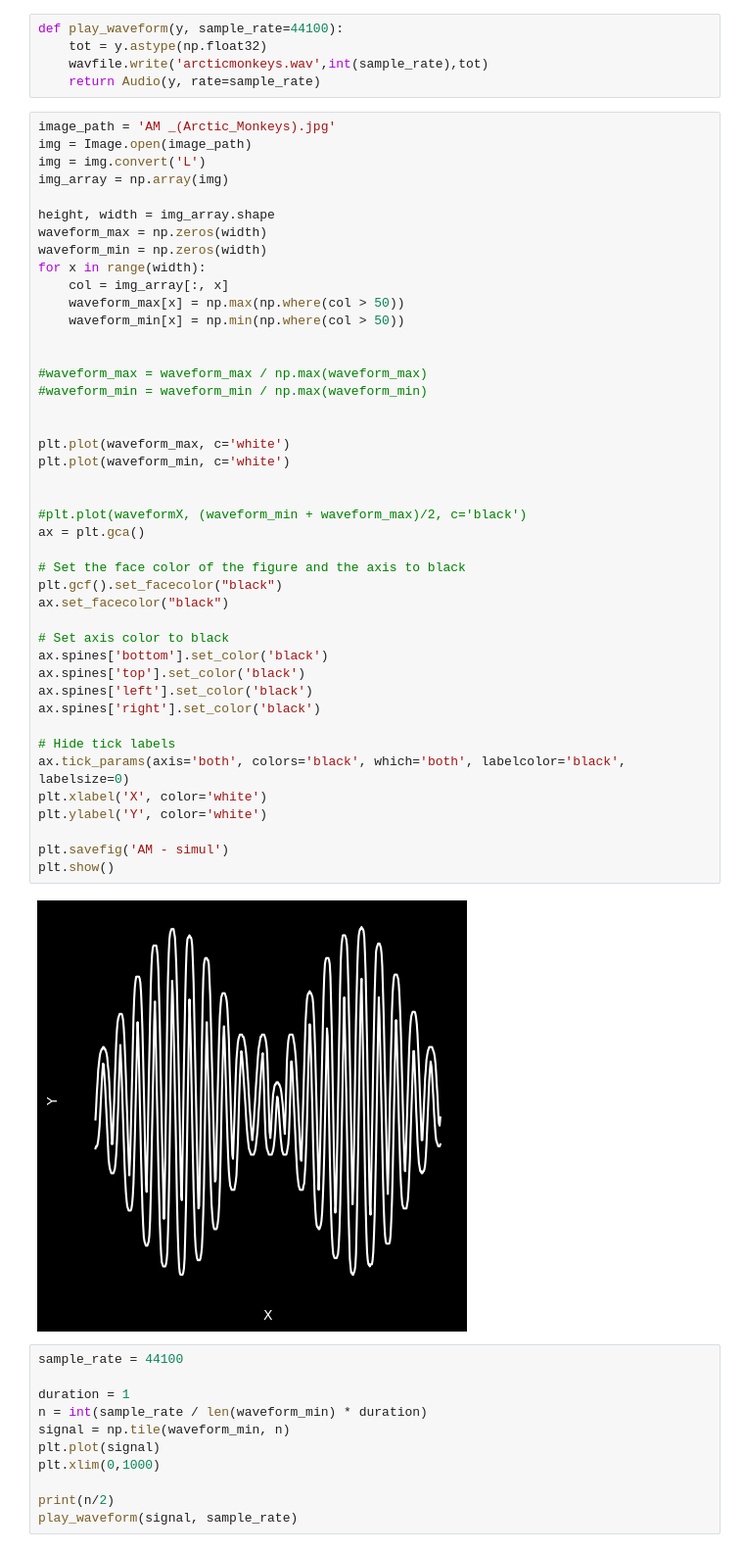
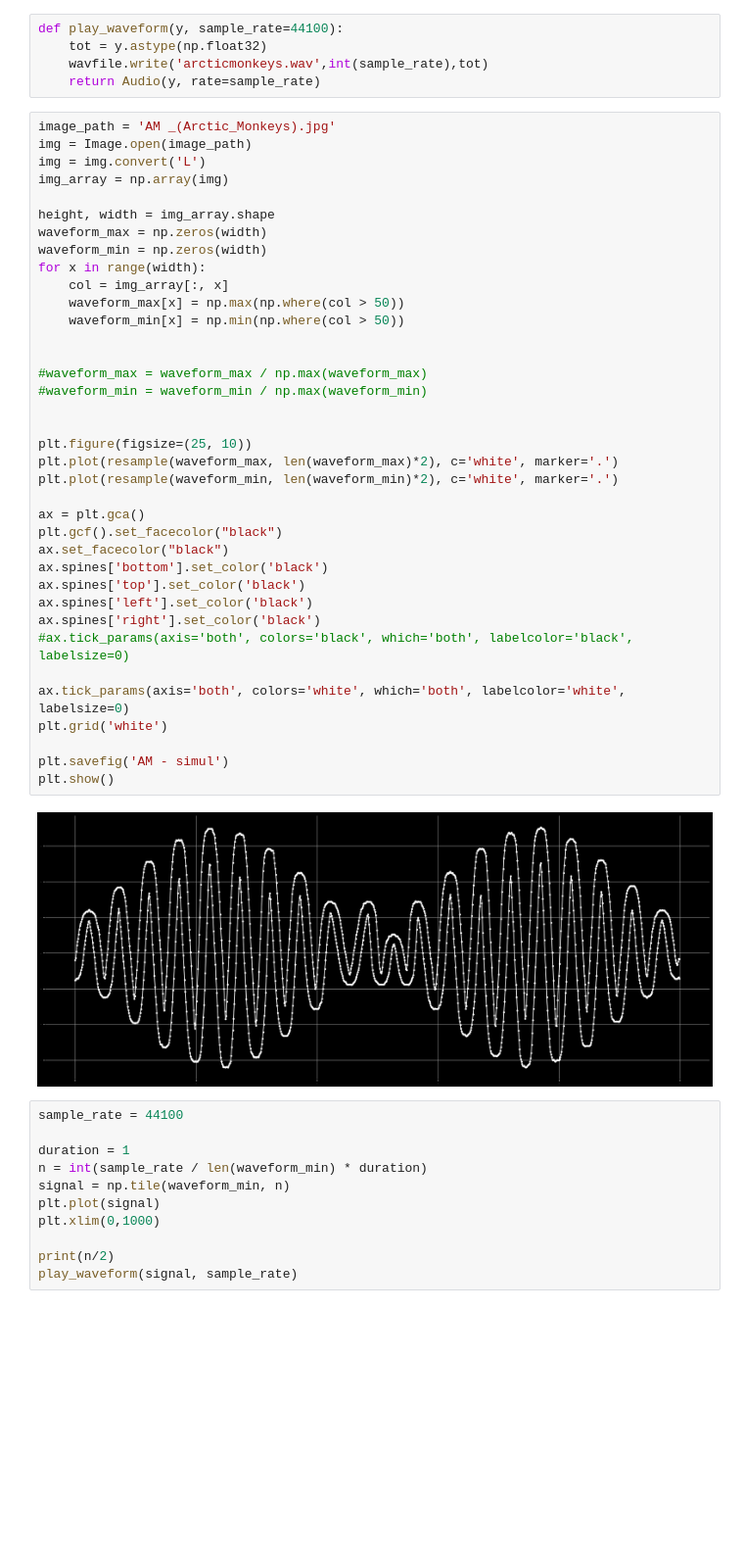
Before and after one commit to julianszere/arcticmonkeys, a Jupyter notebook: arcticmonkeys.ipynb, the cells around one changed output. Shown at 98% size. Drawn from its saved outputs; the diff is of its cells as text; blank space fills up the shorter version.

```diff
--- a/arcticmonkeys.ipynb
+++ b/arcticmonkeys.ipynb
@@ -17,46 +17,40 @@ image_path = 'AM _(Arctic_Monkeys).jpg'
 img = Image.open(image_path)
 img = img.convert('L')
 img_array = np.array(img)
 
 height, width = img_array.shape
 waveform_max = np.zeros(width)
 waveform_min = np.zeros(width)
 for x in range(width):
     col = img_array[:, x]
     waveform_max[x] = np.max(np.where(col > 50))
     waveform_min[x] = np.min(np.where(col > 50))
 
 
 #waveform_max = waveform_max / np.max(waveform_max)
 #waveform_min = waveform_min / np.max(waveform_min)
 
 
-plt.plot(waveform_max, c='white')
-plt.plot(waveform_min, c='white')
+plt.figure(figsize=(25, 10))
+plt.plot(resample(waveform_max, len(waveform_max)*2), c='white', marker='.')
+plt.plot(resample(waveform_min, len(waveform_min)*2), c='white', marker='.')
 
-
-#plt.plot(waveformX, (waveform_min + waveform_max)/2, c='black')
 ax = plt.gca()
-
-# Set the face color of the figure and the axis to black
 plt.gcf().set_facecolor("black")
 ax.set_facecolor("black")
-
-# Set axis color to black
 ax.spines['bottom'].set_color('black')
 ax.spines['top'].set_color('black')
 ax.spines['left'].set_color('black')
 ax.spines['right'].set_color('black')
+#ax.tick_params(axis='both', colors='black', which='both', labelcolor='black', labelsize=0)
 
-# Hide tick labels
-ax.tick_params(axis='both', colors='black', which='both', labelcolor='black', labelsize=0)
-plt.xlabel('X', color='white')
-plt.ylabel('Y', color='white')
+ax.tick_params(axis='both', colors='white', which='both', labelcolor='white', labelsize=0)
+plt.grid('white')
 
 plt.savefig('AM - simul')
 plt.show()
 # %% [output]
-[figure, old version]
+[figure, new version]
 # %%
 sample_rate = 44100
 
```
